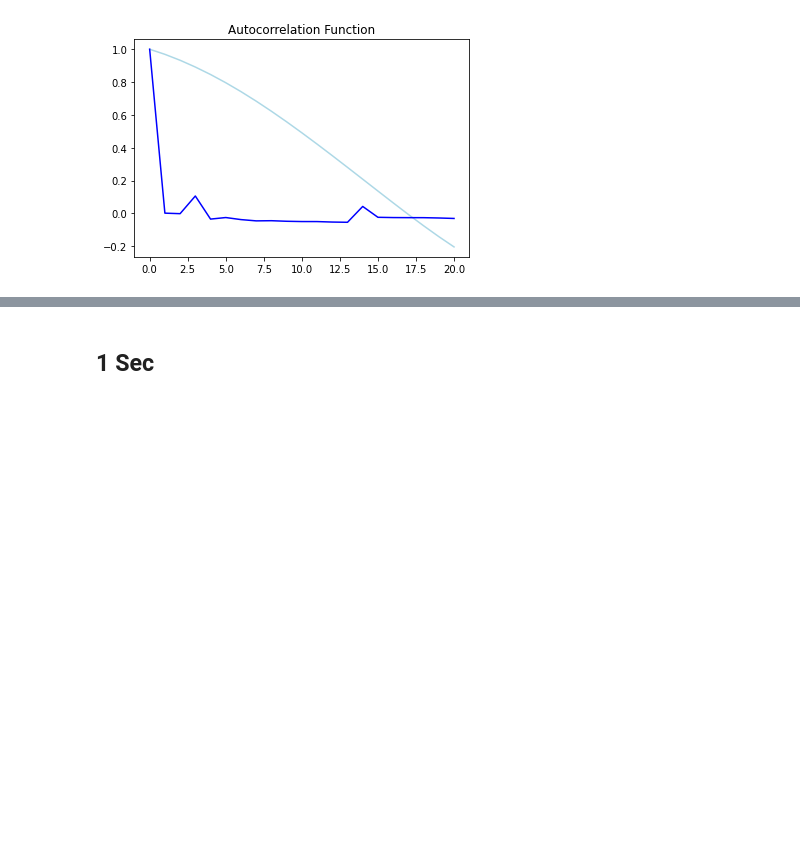
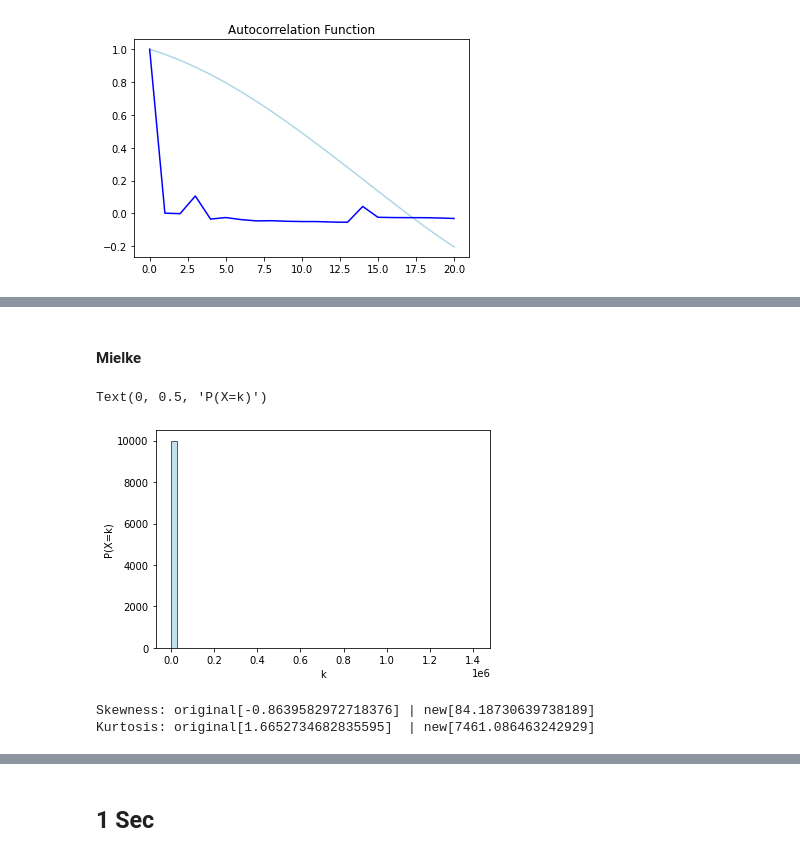
Before and after one commit to caioeverest/mscc, a Jupyter notebook: Final.ipynb, the cells around one changed output, grey strips where cells are left out. Cells and saved outputs as stored; diff of their text form; code cells hidden in the pictures; blank space fills up the shorter version.

```diff
--- a/Final.ipynb
+++ b/Final.ipynb
@@ -238,0 +244,17 @@ plt.close()
+# %% [markdown]
+#### Mielke
+# %%
+mielke_100ms = mielke.rvs(k=kurtosis_100ms, s=skewness_100ms*-1, size=df_100ms.size)
+sns.histplot(mielke_100ms, color="lightblue", bins=50)
+plt.xlabel('k')
+plt.ylabel('P(X=k)')
+# %% [output]
+Text(0, 0.5, 'P(X=k)')
+[figure, added]
+# %%
+mielke_skewness_100ms = skew(mielke_100ms)
+mielke_kurtosis_100ms = kurtosis(mielke_100ms)
+print(f"Skewness: original[{skewness_100ms}]\t| new[{mielke_skewness_100ms}]\nKurtosis: original[{kurtosis_100ms}]\t| new[{mielke_kurtosis_100ms}]")
+# %% [output]
+Skewness: original[-0.8639582972718376] | new[84.18730639738189]
+Kurtosis: original[1.6652734682835595]  | new[7461.086463242929]
```
Also changed, not shown: parts of 45 cells of this notebook.
